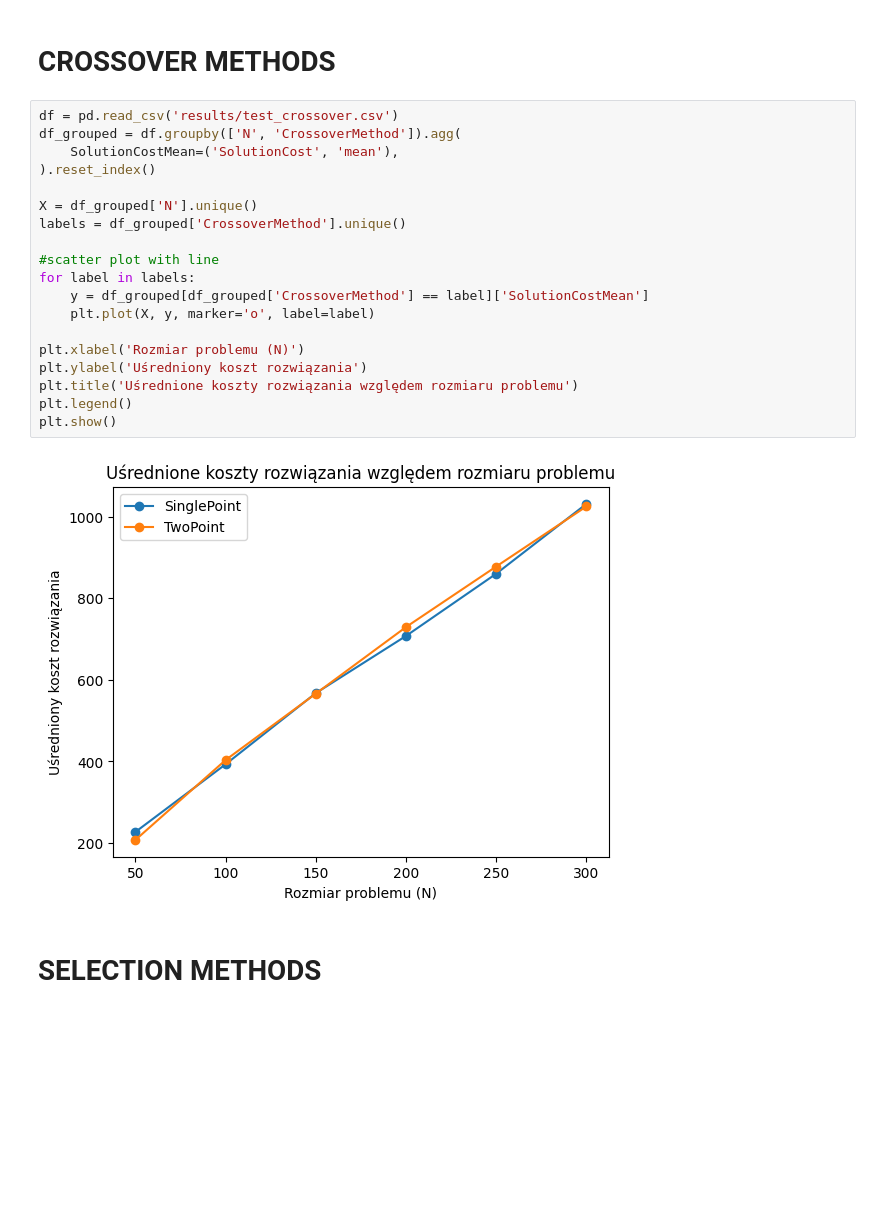
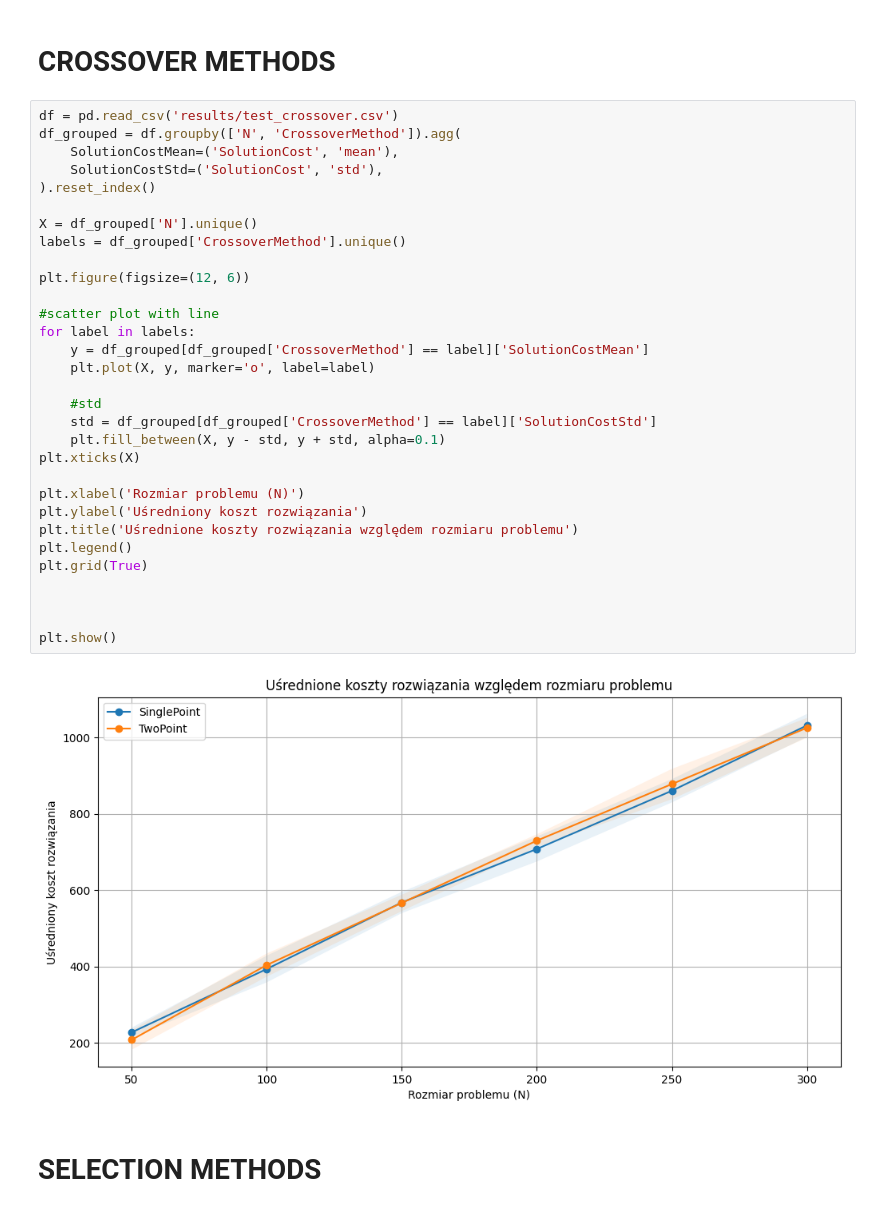
Before and after one commit to CenturionTheMan/OptimizationLabs, a Jupyter notebook: lab6/zad2_5_plots.ipynb, the cells around one changed output. Saved outputs shown, nothing was run; the diff lists cells and outputs as text; blank space fills up the shorter version.

```diff
--- a/lab6/zad2_5_plots.ipynb
+++ b/lab6/zad2_5_plots.ipynb
@@ -35,24 +35,36 @@ plt.show()
 # %%
 df = pd.read_csv('results/test_crossover.csv')
 df_grouped = df.groupby(['N', 'CrossoverMethod']).agg(
     SolutionCostMean=('SolutionCost', 'mean'),
+    SolutionCostStd=('SolutionCost', 'std'),
 ).reset_index()
 
 X = df_grouped['N'].unique()
 labels = df_grouped['CrossoverMethod'].unique()
+
+plt.figure(figsize=(12, 6))
 
 #scatter plot with line
 for label in labels:
     y = df_grouped[df_grouped['CrossoverMethod'] == label]['SolutionCostMean']
     plt.plot(X, y, marker='o', label=label)
 
+    #std
+    std = df_grouped[df_grouped['CrossoverMethod'] == label]['SolutionCostStd']
+    plt.fill_between(X, y - std, y + std, alpha=0.1)
+plt.xticks(X)
+
 plt.xlabel('Rozmiar problemu (N)')
 plt.ylabel('Uśredniony koszt rozwiązania')
 plt.title('Uśrednione koszty rozwiązania względem rozmiaru problemu')
 plt.legend()
+plt.grid(True)
+
+
+
 plt.show()
 # %% [output]
-[figure, old version]
+[figure, new version]
 # %% [markdown]
 # SELECTION METHODS
 # %%
```
Also changed, not shown: parts of 1 cell of this notebook, 2 other files.
